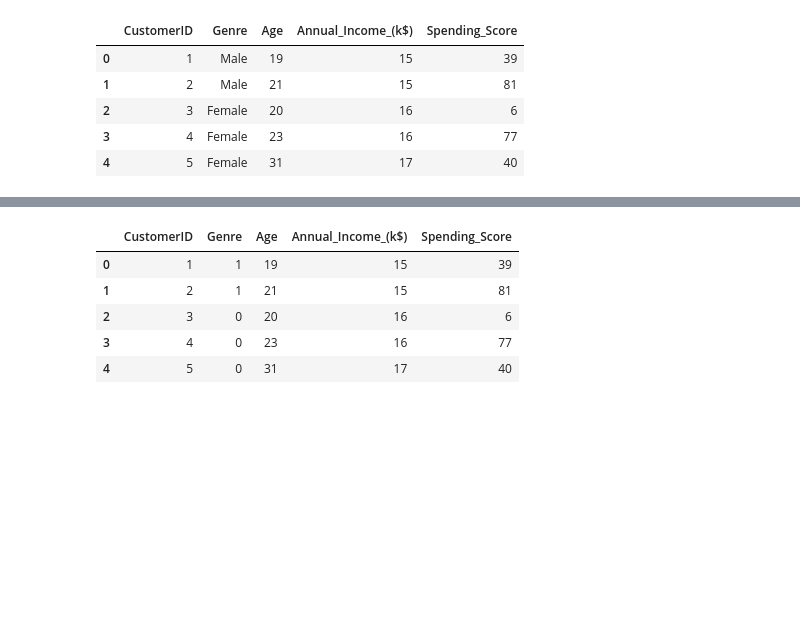
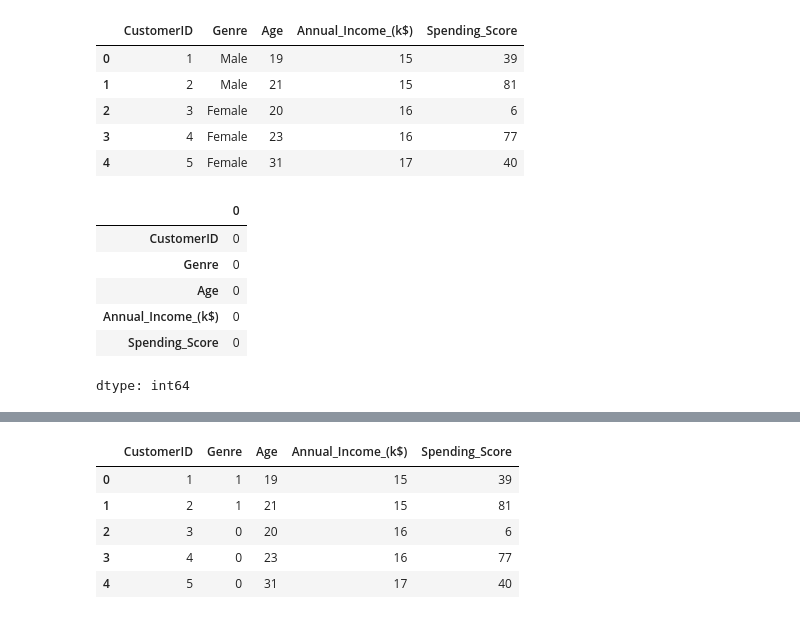
Before and after one commit to VISHVAPRASATHVS/CLUSTERING_ALGORITHMS, a Jupyter notebook: mall_customers_clustering_using_DBSCAN.ipynb, the cells around one changed output, grey strips where cells are left out. Cells and saved outputs as stored; diff of their text form; code cells hidden in the pictures; blank space fills up the shorter version.

```diff
--- a/mall_customers_clustering_using_DBSCAN.ipynb
+++ b/mall_customers_clustering_using_DBSCAN.ipynb
@@ -16,3 +17,13 @@ df.head()
 | 2 | 3 | Female | 20 | 16 | 6 |
 | 3 | 4 | Female | 23 | 16 | 77 |
 | 4 | 5 | Female | 31 | 17 | 40 |
+# %%
+df.isnull().sum()
+# %% [output]
+|  | 0 |
+| CustomerID | 0 |
+| Genre | 0 |
+| Age | 0 |
+| Annual_Income_(k$) | 0 |
+| Spending_Score | 0 |
+dtype: int64
```
Also changed, not shown: parts of 5 cells of this notebook.
